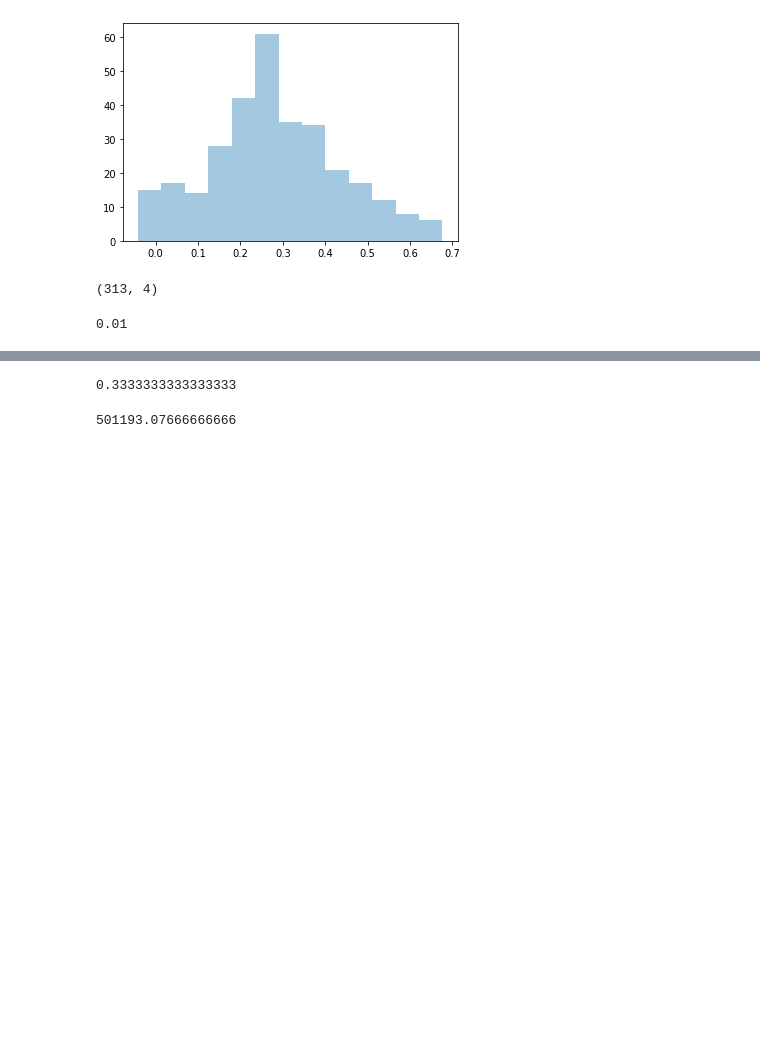
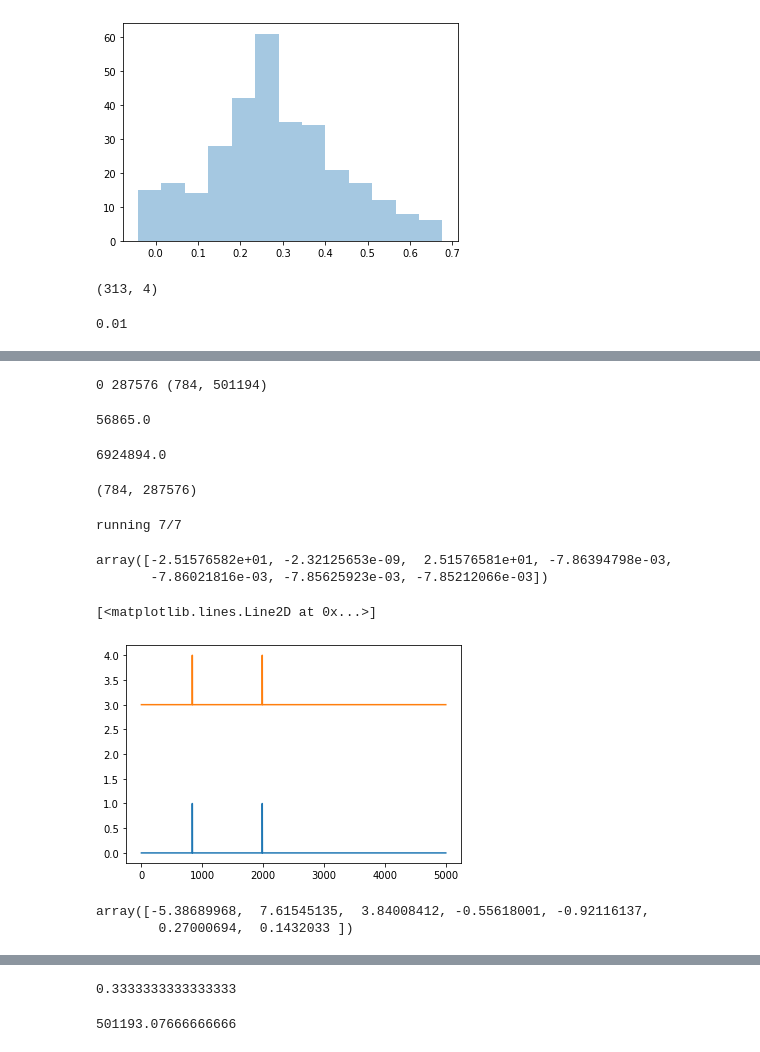
Before and after one commit to yves-weissenberger/ll_ephys, a Jupyter notebook: ephys_notebooks/extract_position_from_video.ipynb, the cells around one changed output, grey strips where cells are left out. Cells and saved outputs as stored; diff of their text form; code cells hidden in the pictures; blank space fills up the shorter version.

```diff
--- a/ephys_notebooks/extract_position_from_video.ipynb
+++ b/ephys_notebooks/extract_position_from_video.ipynb
@@ -385,0 +408,61 @@ t,c = np.unique(spkT2,return_counts=1)
+# %%
+n_back = 5
+#= toeplitz(np.arange(n_back),arr2)[:,n_back:-n_back]
+# %%
+cell_array = build_spike_array_direct(spkC,spkT,bin_size=10,sample_rate=30000,end=samples_offset)
+# %% [output]
+0 287576 (784, 501194)
+# %%
+grid_cell_list = [148,132,134,113,123,267,275]
+# %%
+cell_array[grid_cell_list[1]].sum()
+# %% [output]
+56865.0
+# %%
+cell_array.sum()
+# %% [output]
+6924894.0
+# %%
+cell_array.shape
+# %% [output]
+(784, 287576)
+# %%
+n_neurons = len(grid_cell_list) #cell_array.shape[0]
+res_store = []
+for cell_ix,cell_y in enumerate(grid_cell_list):
+    sys.stdout.write('\rrunning {}/{}'.format(cell_ix+1,n_neurons))
+    sys.stdout.flush()
+    for cell_x in grid_cell_list:
+
+        arr2 = np.concatenate([np.zeros(n_back),cell_array[cell_x],np.zeros(n_back)])
+        arr3 = toeplitz(np.arange(n_back),arr2)[:,n_back:-n_back]
+
+        DM = np.vstack([np.ones_like(cell_array[0]),np.mean(np.delete(cell_array.copy(),cell_y,axis=0),axis=0),arr3])
+        spk = cell_array[cell_y]
+        res = op.minimize(logL,
+                   [0]*DM.shape[0],
+                   args=(DM,spk),
+                   method='Newton-CG',
+                   jac=grad,
+                   hess=hess)
+
+
+        res_store.append(res.x)
+# %% [output]
+running 7/7
+# %%
+res.x
+# %% [output]
+array([-2.51576582e+01, -2.32125653e-09,  2.51576581e+01, -7.86394798e-03,
+       -7.86021816e-03, -7.85625923e-03, -7.85212066e-03])
+# %%
+plt.plot(np.exp(DM.T.dot(res.x))[:5000])
+plt.plot(spk[:5000]+3)
+# %% [output]
+[<matplotlib.lines.Line2D at 0x...>]
+[figure, added]
+# %%
+np.array(res_store)[0]
+# %% [output]
+array([-5.38689968,  7.61545135,  3.84008412, -0.55618001, -0.92116137,
+        0.27000694,  0.1432033 ])
```
Also changed, not shown: parts of 20 cells of this notebook, 18 other files.
